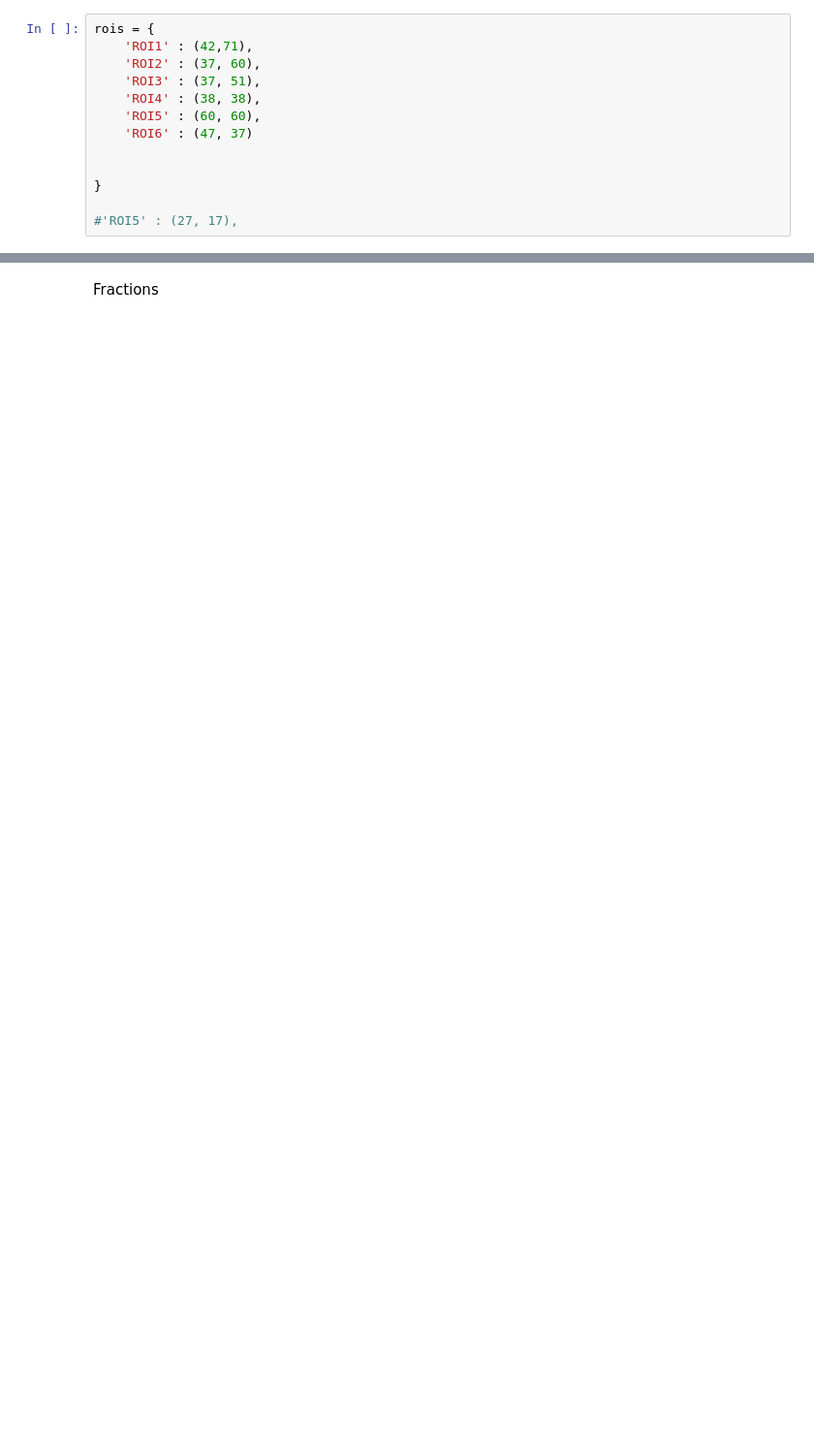
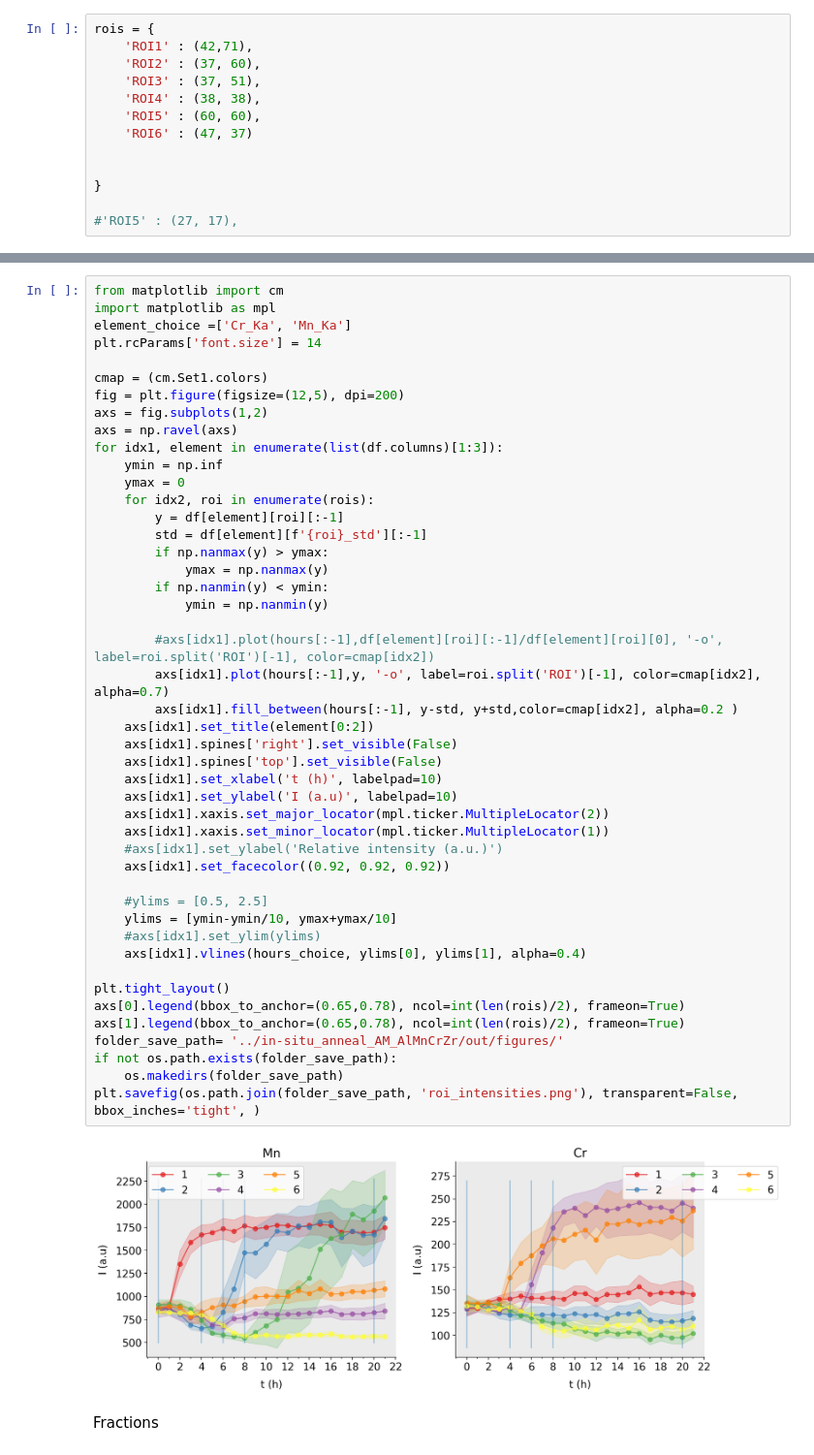
Before and after one commit to isalaz/chalmers_al_am, a Jupyter notebook: notebooks/roi2_temporal_investigations.ipynb, the cells around one changed output, grey strips where cells are left out. Shown at 97% size. Drawn from its saved outputs; the diff is of its cells as text; blank space fills up the shorter version.

```diff
--- a/notebooks/roi2_temporal_investigations.ipynb
+++ b/notebooks/roi2_temporal_investigations.ipynb
@@ -116,2 +158,50 @@ df
+# %%
+from matplotlib import cm
+import matplotlib as mpl
+element_choice =['Cr_Ka', 'Mn_Ka']
+plt.rcParams['font.size'] = 14
+
+cmap = (cm.Set1.colors)
+fig = plt.figure(figsize=(12,5), dpi=200)
+axs = fig.subplots(1,2)
+axs = np.ravel(axs)
+for idx1, element in enumerate(list(df.columns)[1:3]):
+    ymin = np.inf
+    ymax = 0
+    for idx2, roi in enumerate(rois):
+        y = df[element][roi][:-1]
+        std = df[element][f'{roi}_std'][:-1]
+        if np.nanmax(y) > ymax:
+            ymax = np.nanmax(y)
+        if np.nanmin(y) < ymin:
+            ymin = np.nanmin(y)
+
+        #axs[idx1].plot(hours[:-1],df[element][roi][:-1]/df[element][roi][0], '-o', label=roi.split('ROI')[-1], color=cmap[idx2])
+        axs[idx1].plot(hours[:-1],y, '-o', label=roi.split('ROI')[-1], color=cmap[idx2], alpha=0.7)
+        axs[idx1].fill_between(hours[:-1], y-std, y+std,color=cmap[idx2], alpha=0.2 )
+    axs[idx1].set_title(element[0:2])
+    axs[idx1].spines['right'].set_visible(False)
+    axs[idx1].spines['top'].set_visible(False)
+    axs[idx1].set_xlabel('t (h)', labelpad=10)
+    axs[idx1].set_ylabel('I (a.u)', labelpad=10)
+    axs[idx1].xaxis.set_major_locator(mpl.ticker.MultipleLocator(2))
+    axs[idx1].xaxis.set_minor_locator(mpl.ticker.MultipleLocator(1))
+    #axs[idx1].set_ylabel('Relative intensity (a.u.)')
+    axs[idx1].set_facecolor((0.92, 0.92, 0.92))
+
+    #ylims = [0.5, 2.5]
+    ylims = [ymin-ymin/10, ymax+ymax/10]
+    #axs[idx1].set_ylim(ylims)
+    axs[idx1].vlines(hours_choice, ylims[0], ylims[1], alpha=0.4)
+
+plt.tight_layout()
+axs[0].legend(bbox_to_anchor=(0.65,0.78), ncol=int(len(rois)/2), frameon=True)
+axs[1].legend(bbox_to_anchor=(0.65,0.78), ncol=int(len(rois)/2), frameon=True)
+folder_save_path= '../in-situ_anneal_AM_AlMnCrZr/out/figures/'
+if not os.path.exists(folder_save_path):
+    os.makedirs(folder_save_path)
+plt.savefig(os.path.join(folder_save_path, 'roi_intensities.png'), transparent=False, bbox_inches='tight', )
+# %% [output]
+[figure, added]
 # %% [markdown]
 Fractions
```
Also changed, not shown: parts of 21 cells of this notebook, 3 other files.
